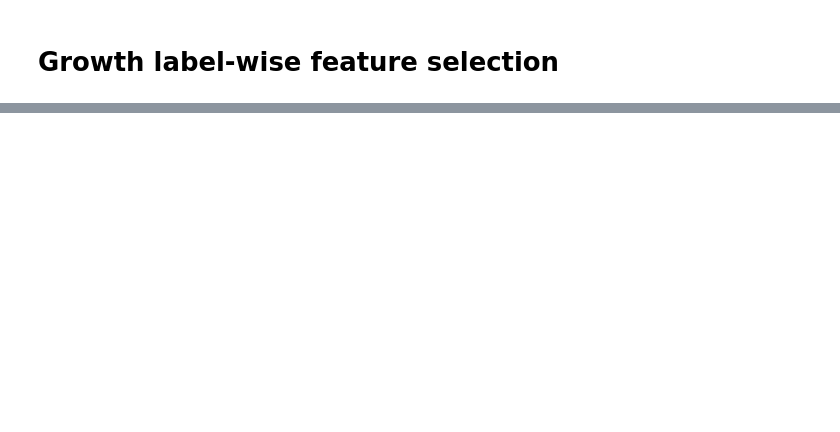
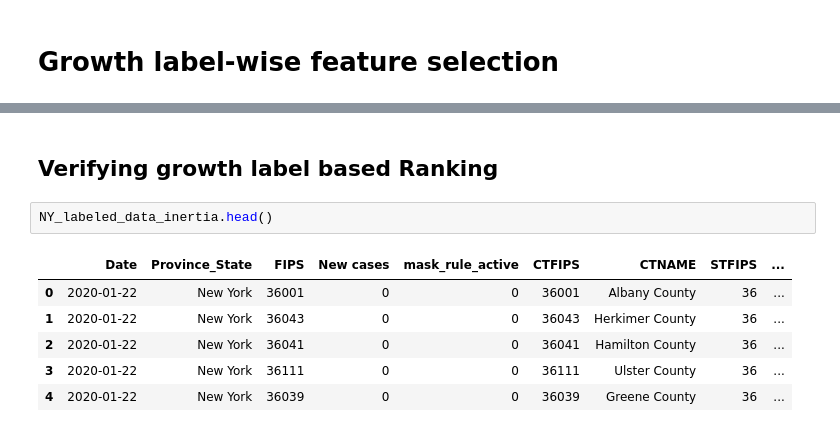
Before and after one commit to jeyasri-s2/meansquares, a Jupyter notebook: NY_FeatureRanking.ipynb, the cells around one changed output, grey strips where cells are left out. Saved outputs shown, nothing was run; the diff lists cells and outputs as text; blank space fills up the shorter version.

Commit message:
including ranking

```diff
--- a/NY_FeatureRanking.ipynb
+++ b/NY_FeatureRanking.ipynb
@@ -1333,0 +1683,11 @@ for feature in zip(feature_labels, clf.feature_importances_):
+# %% [markdown]
+## Verifying growth label based Ranking
+# %%
+NY_labeled_data_inertia.head()
+# %% [output]
+|  | Date | Province_State | FIPS | New cases | mask_rule_active | CTFIPS | CTNAME | STFIPS | ... |
+| 0 | 2020-01-22 | New York | 36001 | 0 | 0 | 36001 | Albany County | 36 | ... |
+| 1 | 2020-01-22 | New York | 36043 | 0 | 0 | 36043 | Herkimer County | 36 | ... |
+| 2 | 2020-01-22 | New York | 36041 | 0 | 0 | 36041 | Hamilton County | 36 | ... |
+| 3 | 2020-01-22 | New York | 36111 | 0 | 0 | 36111 | Ulster County | 36 | ... |
+| 4 | 2020-01-22 | New York | 36039 | 0 | 0 | 36039 | Greene County | 36 | ... |
```
Also changed, not shown: parts of 43 cells of this notebook.
